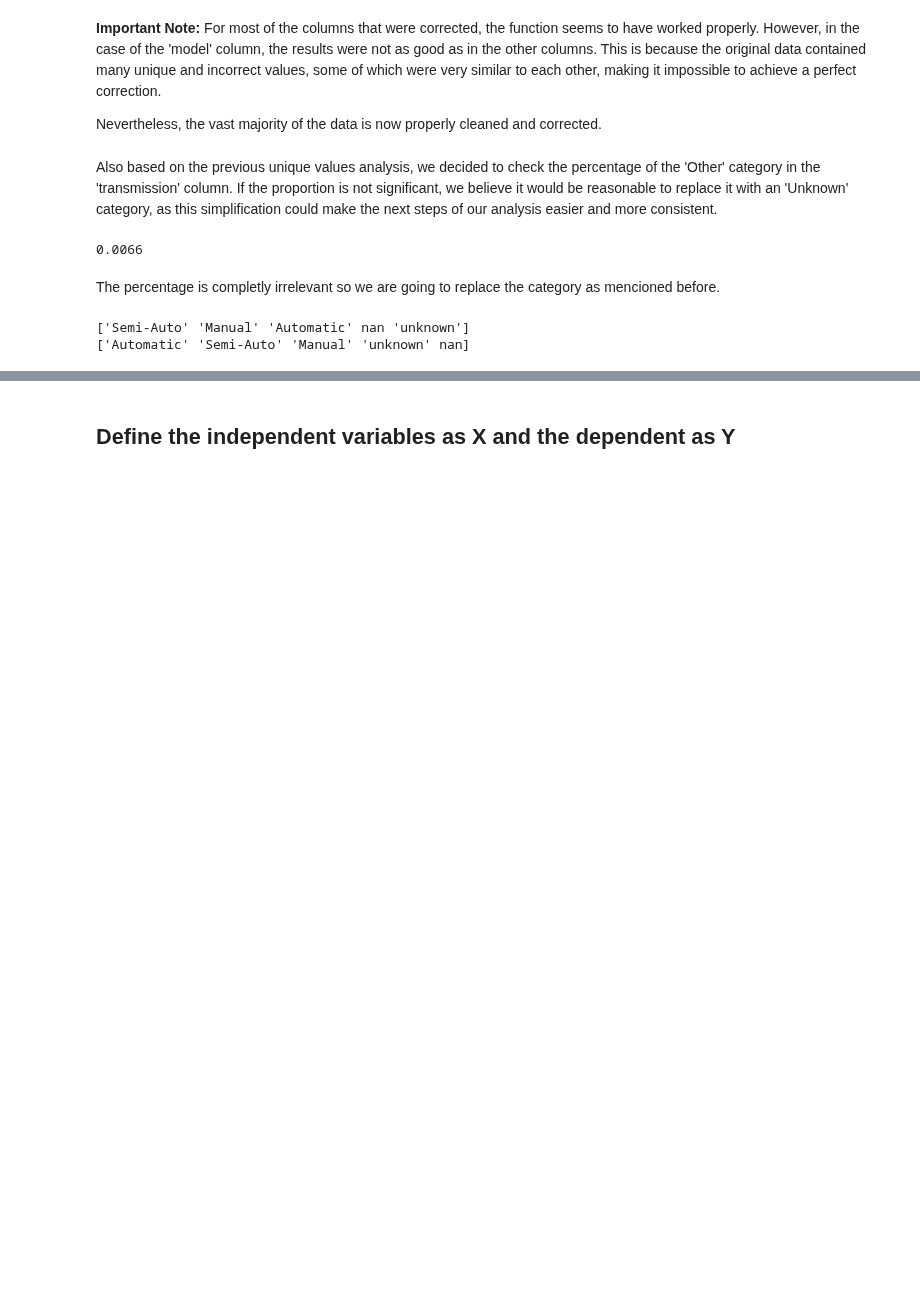
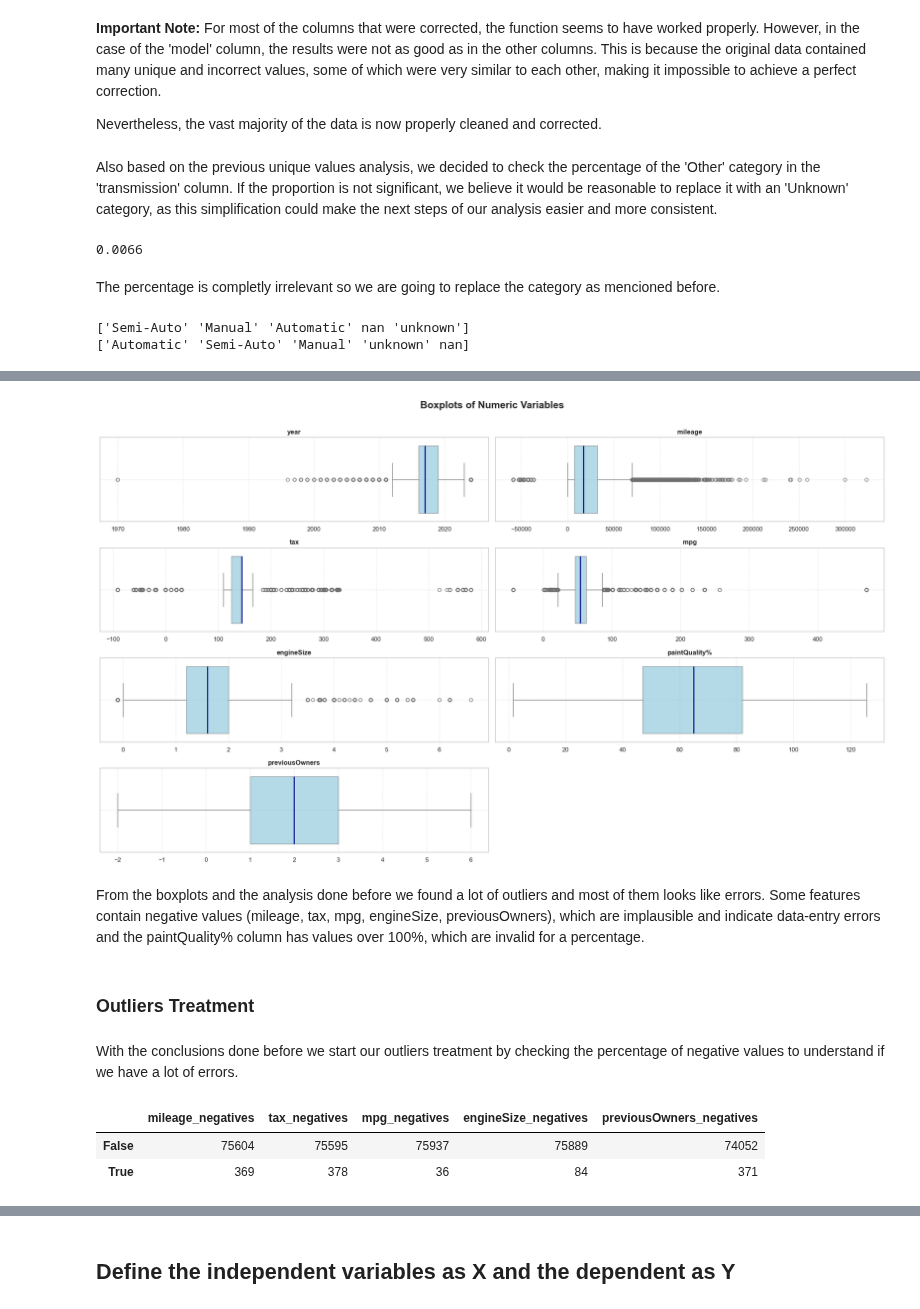
Before and after one commit to mariamiguel720/Machine-Learning-Project-25-26, a Jupyter notebook: notebooks/Data Preprocessing.ipynb, the cells around one changed output, grey strips where cells are left out. Drawn from its saved outputs; the diff is of its cells as text; code cells hidden in the pictures; blank space fills up the shorter version.

```diff
--- a/notebooks/Data Preprocessing.ipynb
+++ b/notebooks/Data Preprocessing.ipynb
@@ -355,0 +272,2 @@ print(test['transmission'].unique())
+# %%
+numeric_cols = ['year', 'mileage', 'tax', 'mpg', 'engineSize', 'paintQuality%', 'previousOwners']
@@ -355,0 +314,69 @@ print(test['transmission'].unique())
+# %%
+train_num = train[numeric_cols] # DataFrame with only numeric columns to visualize the boxplots
+
+# Style settings
+sns.set_theme(style="whitegrid", palette="pastel")
+
+# Prepare figure with appropriate number of rows and columns
+n_features = len(train_num.columns)
+n_cols = 2
+n_rows = ceil(n_features / n_cols)
+
+fig, axes = plt.subplots(n_rows, n_cols, figsize=(20, n_rows * 3))
+axes = axes.flatten()
+
+# Plot boxplots
+for i, feat in enumerate(train_num.columns):
+    ax = axes[i]
+
+    # Boxplot with highlighted median line
+    sns.boxplot(
+        x=train_num[feat],
+        ax=ax,
+        color='skyblue',
+        medianprops={"color": "darkblue", "linewidth": 2},
+        boxprops={"alpha": 0.7}
+    )
+
+    ax.set_title(f"{feat}", fontsize=12, fontweight='bold')
+    ax.set_xlabel("")  # Remove automatic x-label
+    ax.grid(True, linestyle="--", alpha=0.4)
+
+# Remove empty axes (if the number of features is not a multiple of n_cols)
+for j in range(i + 1, len(axes)):
+    fig.delaxes(axes[j])
+
+# General title and layout
+plt.suptitle("Boxplots of Numeric Variables", fontsize=18, fontweight='bold')
+plt.tight_layout(rect=[0, 0, 1, 0.97])
+plt.show()
+# %% [output]
+[figure, new version]
+# %% [markdown]
+From the boxplots and the analysis done before we found a lot of outliers and most of them looks like errors. Some features contain negative values (mileage, tax, mpg, engineSize, previousOwners), which are implausible and indicate data-entry errors and the paintQuality% column has values over 100%, which are invalid for a percentage.
+# %% [markdown]
+### Outliers Treatment
+# %% [markdown]
+With the conclusions done before we start our outliers treatment by checking the percentage of negative values to understand if we have a lot of errors.
+# %%
+mileage_negatives = train['mileage']<0
+tax_negatives = train['tax']<0
+mpg_negatives = train['mpg']<0
+engineSize_negatives = train['engineSize']<0
+previousOwners_negatives = train['previousOwners']<0
+
+
+#here we used chatGPT to help us to construct the following DataFrame
+negatives_summary = pd.DataFrame({
+    'mileage_negatives': mileage_negatives.value_counts(),
+    'tax_negatives': tax_negatives.value_counts(),
+    'mpg_negatives': mpg_negatives.value_counts(),
+    'engineSize_negatives': engineSize_negatives.value_counts(),
+    'previousOwners_negatives': previousOwners_negatives.value_counts()
+})
+
+negatives_summary
+# %% [output]
+|  | mileage_negatives | tax_negatives | mpg_negatives | engineSize_negatives | previousOwners_negatives |
+| False | 75604 | 75595 | 75937 | 75889 | 74052 |
+| True | 369 | 378 | 36 | 84 | 371 |
```
Also changed, not shown: parts of 61 cells of this notebook.
